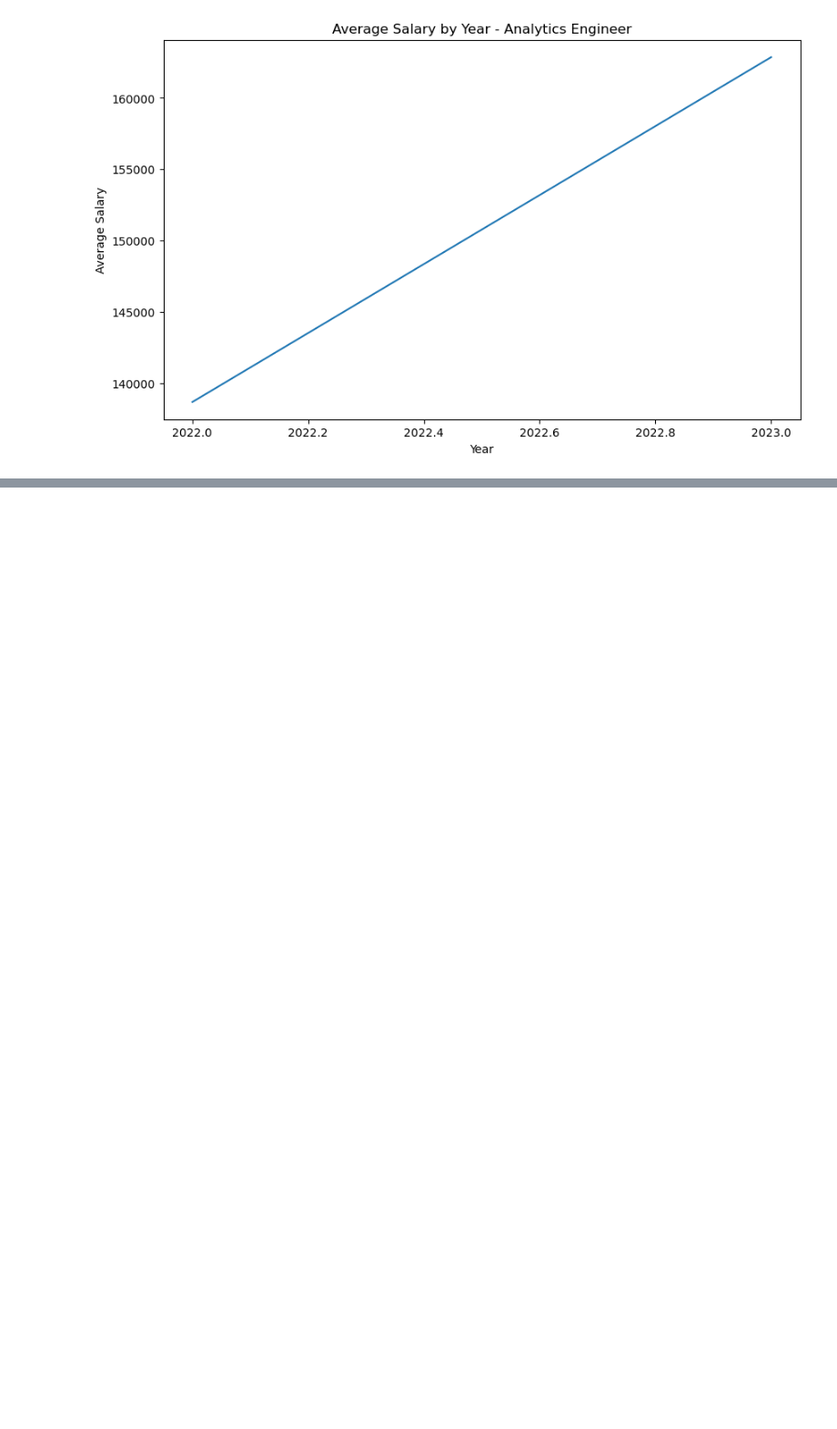
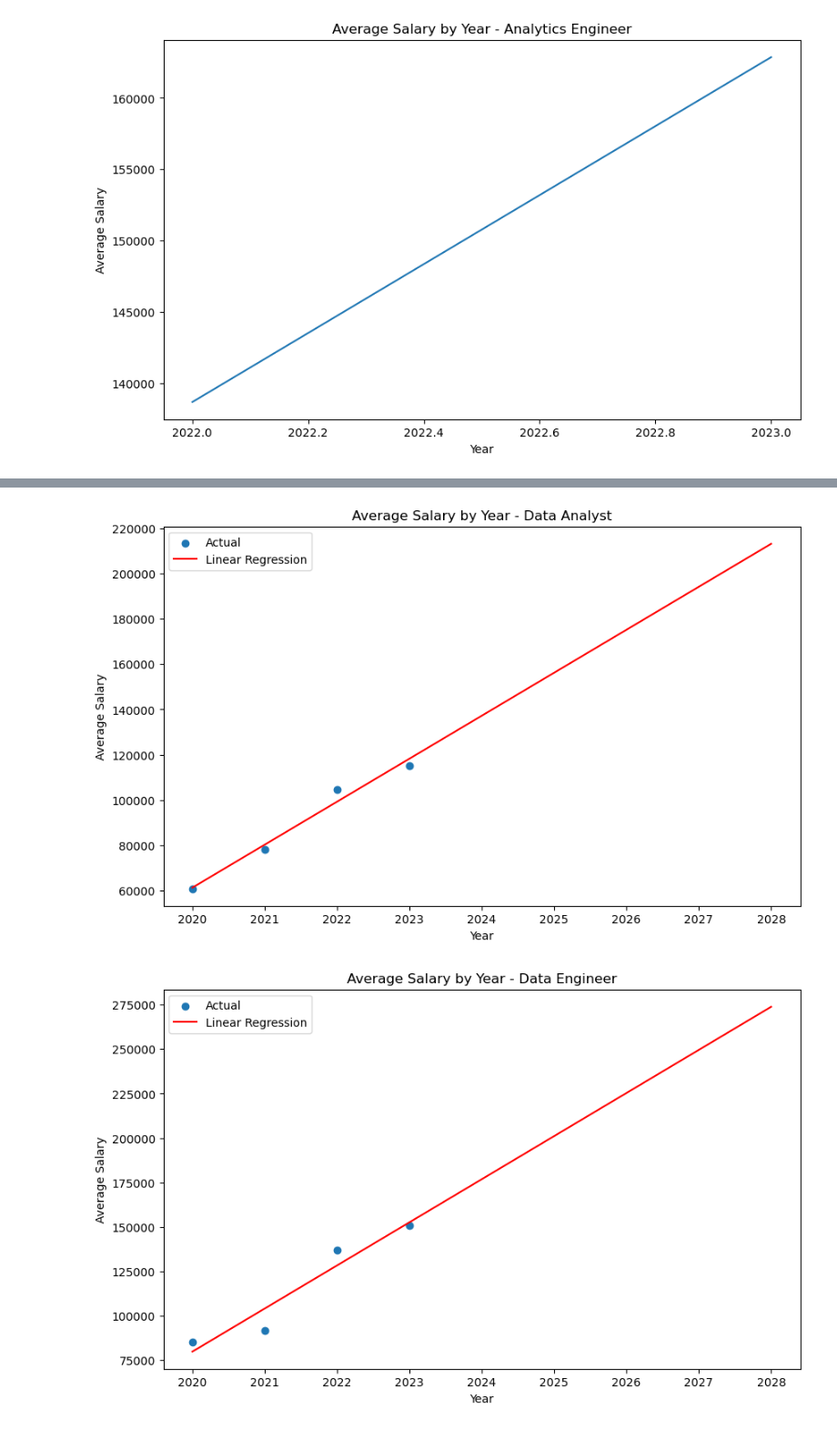
Before and after one commit to emilyshewcraft/project-one, a Jupyter notebook: data_science_salaries.ipynb, the cells around one changed output, grey strips where cells are left out. Shown at 91% size. Cells and saved outputs as stored; diff of their text form; code cells hidden in the pictures; blank space fills up the shorter version.

```diff
--- a/data_science_salaries.ipynb
+++ b/data_science_salaries.ipynb
@@ -224,0 +252,38 @@ plt.show()
+# %%
+# Calculate the average salary by year for each job title
+average_salary_by_year_job = job_title_clean.groupby(["Year", "Job Title"])["Salary in USD"].mean().reset_index()
+
+# Get unique job titles
+job_titles = average_salary_by_year_job["Job Title"].unique()
+
+# Create a separate plot with linear regression for each job title
+for job_title in job_titles:
+    # Filter the data for the specific job title
+    job_data = average_salary_by_year_job[average_salary_by_year_job["Job Title"] == job_title]
+
+    # Extract the features (years) and target (average salary)
+    x = job_data["Year"].values.reshape(-1, 1)
+    y = job_data["Salary in USD"].values
+
+    # Create and fit a linear regression model
+    regressor = LinearRegression()
+    regressor.fit(x, y)
+
+    # Generate predictions for the future years
+    future_years = np.arange(min(x), max(x) + 6)  # Predicting for the next 5 years
+    future_x = future_years.reshape(-1, 1)
+    future_predictions = regressor.predict(future_x)
+
+    # Create plot
+    plt.figure(figsize=(10, 6))
+    plt.scatter(job_data["Year"], job_data["Salary in USD"], label="Actual")
+    plt.plot(future_years, future_predictions, color="red", label="Linear Regression")
+
+    plt.xlabel("Year")
+    plt.ylabel("Average Salary")
+    plt.title(f"Average Salary by Year - {job_title}")
+    plt.legend()
+    plt.show()
+# %% [output]
+[figure, added]
+[figure, added]
```
Also changed, not shown: parts of 13 cells of this notebook.
